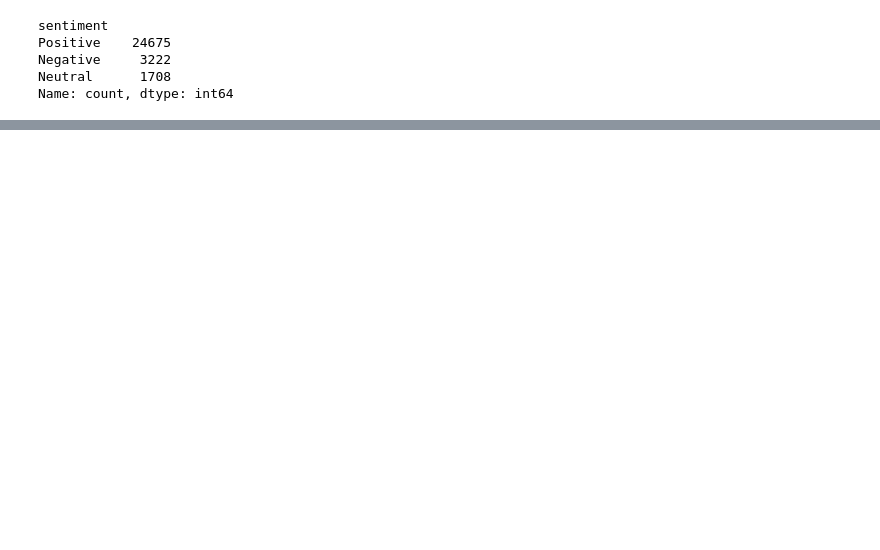
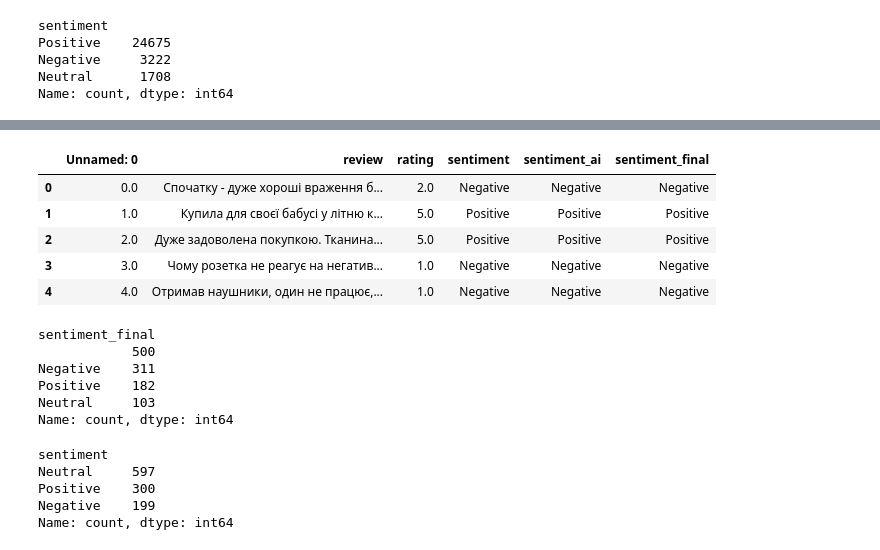
Before and after one commit to Hospodarskyy/internship_task, a Jupyter notebook: extract_data.ipynb, the cells around one changed output, grey strips where cells are left out. Drawn from its saved outputs; the diff is of its cells as text; code cells hidden in the pictures; blank space fills up the shorter version.

Commit message:
Extended df

```diff
--- a/extract_data.ipynb
+++ b/extract_data.ipynb
@@ -212,0 +214,14 @@ final_df.to_csv('balanced_reviews.csv', index=True)
+# %%
+extra_samples_neutral = 400  # Additional neutral reviews      400
+extra_samples_positive = 100  # Additional positive reviews
+
+# Remove already sampled reviews from the original dataset
+df_remaining_neutral = df_neutral.drop(df_neutral_sample.index, errors="ignore")
+df_remaining_positive = df_positive.drop(df_positive_sample.index, errors="ignore")
+
+# Sample additional reviews from the remaining dataset
+df_extra_neutral_sample = df_remaining_neutral.sample(extra_samples_neutral, random_state=42)
+df_extra_positive_sample = df_remaining_positive.sample(extra_samples_positive, random_state=42)
+
+df_extra_neutral_sample = df_extra_neutral_sample[["review", "rating", "sentiment"]]
+df_extra_positive_sample = df_extra_positive_sample[["review", "rating", "sentiment"]]
@@ -212,0 +248,38 @@ final_df.to_csv('balanced_reviews.csv', index=True)
+# %%
+# # Concatenate the new samples with the previously sampled dataset
+# final_df_extended = pd.concat([final_df, df_extra_neutral_sample, df_extra_positive_sample])
+# final_df_extended.shape
+
+# Merge while keeping all columns (missing values will be filled with NaN)
+merged_df = pd.concat([final_df, df_extra_neutral_sample, df_extra_positive_sample], ignore_index=True)
+
+# Fill NaN values with empty strings or other defaults if needed
+merged_df = merged_df.fillna("")
+
+merged_df.head()
+# %% [output]
+|  | Unnamed: 0 | review | rating | sentiment | sentiment_ai | sentiment_final |
+| 0 | 0.0 | Спочатку - дуже хороші враження б... | 2.0 | Negative | Negative | Negative |
+| 1 | 1.0 | Купила для своєї бабусі у літню к... | 5.0 | Positive | Positive | Positive |
+| 2 | 2.0 | Дуже задоволена покупкою. Тканина... | 5.0 | Positive | Positive | Positive |
+| 3 | 3.0 | Чому розетка не реагує на негатив... | 1.0 | Negative | Negative | Negative |
+| 4 | 4.0 | Отримав наушники, один не працює,... | 1.0 | Negative | Negative | Negative |
+# %%
+merged_df = merged_df.drop(columns=['Unnamed: 0'], errors='ignore')
+merged_df.shape
+merged_df['sentiment_final'].value_counts()
+# %% [output]
+sentiment_final
+            500
+Negative    311
+Positive    182
+Neutral     103
+Name: count, dtype: int64
+# %%
+merged_df['sentiment'].value_counts()
+# %% [output]
+sentiment
+Neutral     597
+Positive    300
+Negative    199
+Name: count, dtype: int64
```
Also changed, not shown: parts of 16 cells of this notebook, 3 other files.
